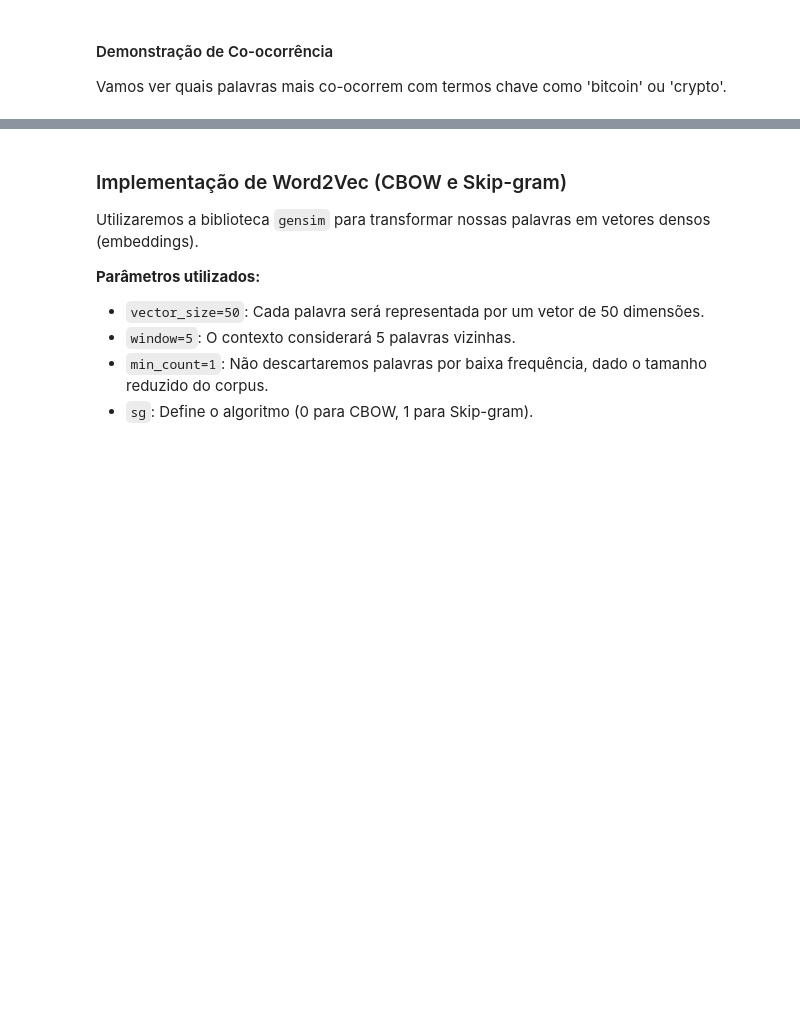
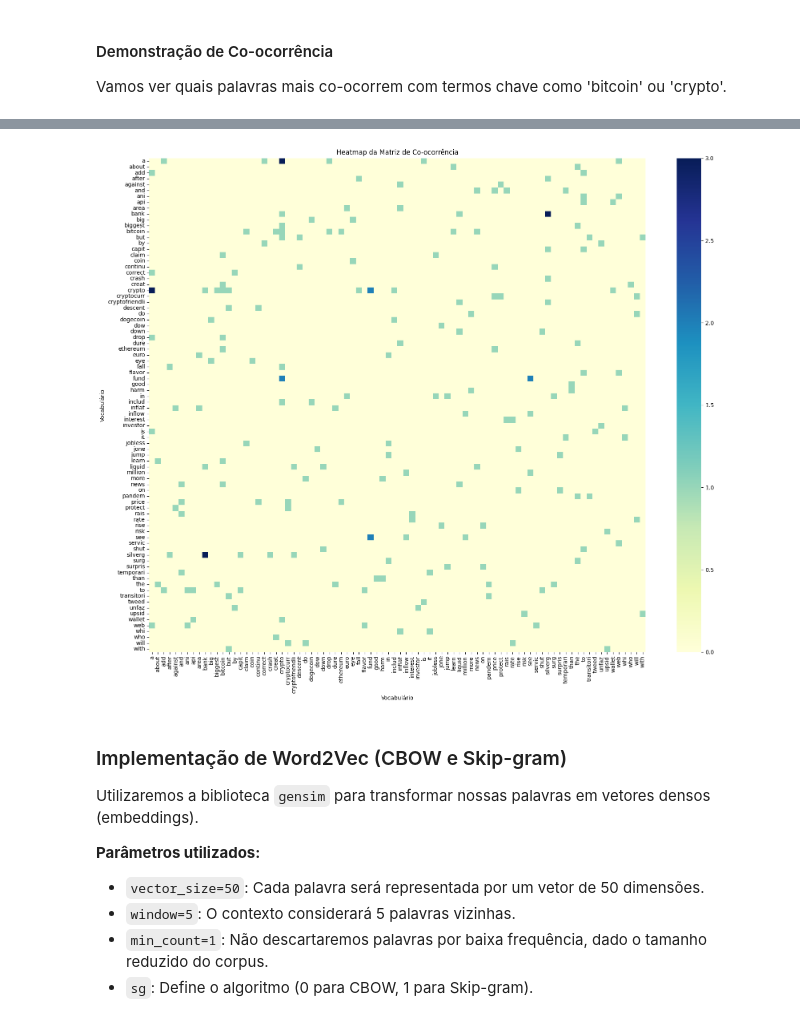
Before and after one commit to Joaoplims/NLP-HandsOn, a Jupyter notebook: HO02/HO02_NLP.ipynb, the cells around one changed output, grey strips where cells are left out. Saved outputs shown, nothing was run; the diff lists cells and outputs as text; code cells hidden in the pictures; blank space fills up the shorter version.

```diff
--- a/HO02/HO02_NLP.ipynb
+++ b/HO02/HO02_NLP.ipynb
@@ -464,0 +444,21 @@ Matriz de co-ocorrência construída com sucesso usando 10 documentos!
+# %%
+import numpy as np
+
+# 1. Criar a matriz cooccurrence_matrix preenchida com zeros (tamanho do vocabulário)
+vocab_size = len(vocabulary)
+cooccurrence_matrix = np.zeros((vocab_size, vocab_size), dtype=int)
+
+# Criar mapeamento de palavra para índice para busca rápida
+word_to_idx = {word: i for i, word in enumerate(vocabulary)}
+
+# 2. Acessar cada chave do global_cooccurrence e preencher a matriz
+for (token_a, token_b), count in global_cooccurrence.items():
+    # Identificar o índice do Token A e Token B
+    idx_a = word_to_idx[token_a]
+    idx_b = word_to_idx[token_b]
+
+    # Atribuir o valor na matriz (garantindo simetria)
+    cooccurrence_matrix[idx_a, idx_b] = count
+    cooccurrence_matrix[idx_b, idx_a] = count
+
+print("Matriz de Co-ocorrência criada com sucesso.")
@@ -503,3 +497,24 @@ Palavras que aparecem ao lado de 'crypto':
+# %%
+import seaborn as sns
+import matplotlib.pyplot as plt
+
+# Configurar o tamanho da figura para que as labels fiquem legíveis
+plt.figure(figsize=(20, 16))
+
+# Criar o heatmap
+# xticklabels e yticklabels usam o nosso vocabulário para identificar as linhas e colunas
+sns.heatmap(cooccurrence_matrix,
+            annot=False,
+            cmap='YlGnBu',
+            xticklabels=vocabulary,
+            yticklabels=vocabulary)
+
+plt.title('Heatmap da Matriz de Co-ocorrência')
+plt.xlabel('Vocabulário')
+plt.ylabel('Vocabulário')
+plt.show()
+# %% [output]
+[figure, added]
 # %% [markdown]
 ### Implementação de Word2Vec (CBOW e Skip-gram)
 
```
Also changed, not shown: parts of 27 cells of this notebook.
